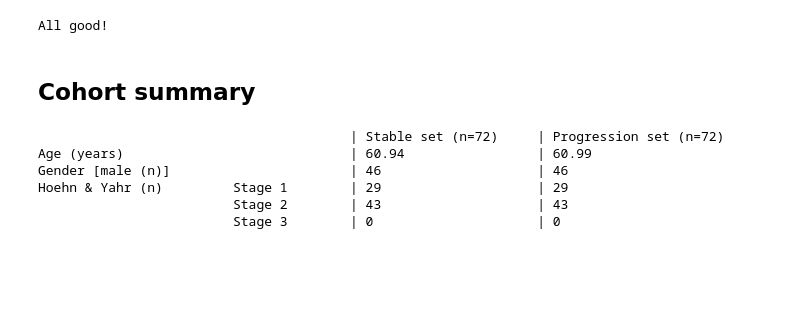
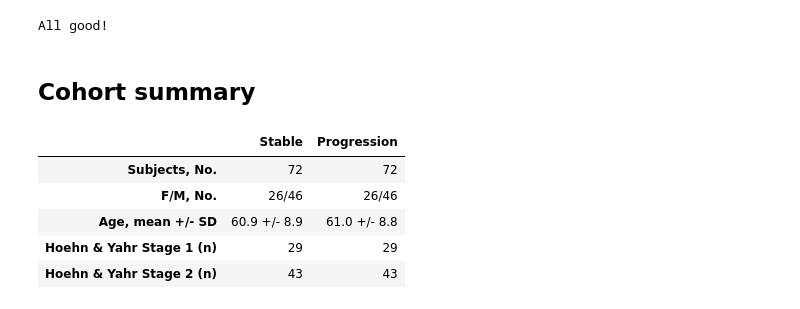
Before and after one commit to LivingPark-MRI/shu-etal, a Jupyter notebook: shu-etal.ipynb, the cells around one changed output. Drawn from its saved outputs; the diff is of its cells as text; code cells hidden in the pictures; blank space fills up the shorter version.

```diff
--- a/shu-etal.ipynb
+++ b/shu-etal.ipynb
@@ -382,19 +407,36 @@ print('All good!')
 All good!
 # %% [markdown]
 ## Cohort summary
-# %%
-print(f"\t\t\t\t\t| Stable set (n={len(stable)})\t| Progression set (n={len(progr)})" + os.linesep +
-       f"Age (years) \t\t\t\t| {round(stable['AGE_AT_VISIT'].mean(),2)} \t\t| {round(progr['AGE_AT_VISIT'].mean(),2)}" + os.linesep +
-       f"Gender [male (n)] \t\t\t| {len(stable[stable['SEX']==1])} \t\t\t| {len(progr[progr['SEX']==1])}" + os.linesep +
-       f"Hoehn & Yahr (n) \t Stage 1 \t| {len(stable[stable['NHY_x']=='1'])} \t\t\t| {len(progr[progr['NHY_x']=='1'])}" + os.linesep +
-       f"\t\t\t Stage 2 \t| {len(stable[stable['NHY_x']=='2'])} \t\t\t| {len(progr[progr['NHY_x']=='2'])}" + os.linesep +
-       f"\t\t\t Stage 3 \t| {len(stable[stable['NHY_x']=='3'])} \t\t\t| {len(progr[progr['NHY_x']=='3'])}"
-
-)
-# %% [output]
-                                        | Stable set (n=72)     | Progression set (n=72)
-Age (years)                             | 60.94                 | 60.99
-Gender [male (n)]                       | 46                    | 46
-Hoehn & Yahr (n)         Stage 1        | 29                    | 29
-                         Stage 2        | 43                    | 43
-                         Stage 3        | 0                     | 0
+# %%
+cohort_stats = pd.DataFrame(columns=[f"Stable", f"Progression"])
+
+cohort_stats.loc["Subjects, No."] = [len(stable), len(progr)]
+
+cohort_stats.loc["F/M, No."] = [
+    f"{len(stable[stable['SEX']==0])}/{len(stable[stable['SEX']==1])}",
+    f"{len(progr[progr['SEX']==0])}/{len(progr[progr['SEX']==1])}",
+]
+
+cohort_stats.loc["Age, mean +/- SD"] = [
+    f"{round(stable['Age'].mean(),1)} +/- {round(stable['Age'].std(),1)}",
+    f"{round(progr['Age'].mean(),1)} +/- {round(progr['Age'].std(),1)}",
+]
+
+cohort_stats.loc["Hoehn & Yahr Stage 1 (n)"] = [
+    f"{len(stable[stable['NHY_x']=='1'])}",
+    f"{len(progr[progr['NHY_x']=='1'])}"
+]
+
+cohort_stats.loc["Hoehn & Yahr Stage 2 (n)"] = [
+    f"{len(stable[stable['NHY_x']=='2'])}",
+    f"{len(progr[progr['NHY_x']=='2'])}"
+]
+
+cohort_stats
+# %% [output]
+|  | Stable | Progression |
+| Subjects, No. | 72 | 72 |
+| F/M, No. | 26/46 | 26/46 |
+| Age, mean +/- SD | 60.9 +/- 8.9 | 61.0 +/- 8.8 |
+| Hoehn & Yahr Stage 1 (n) | 29 | 29 |
+| Hoehn & Yahr Stage 2 (n) | 43 | 43 |
```
Also changed, not shown: parts of 17 cells of this notebook, 2 other files.
